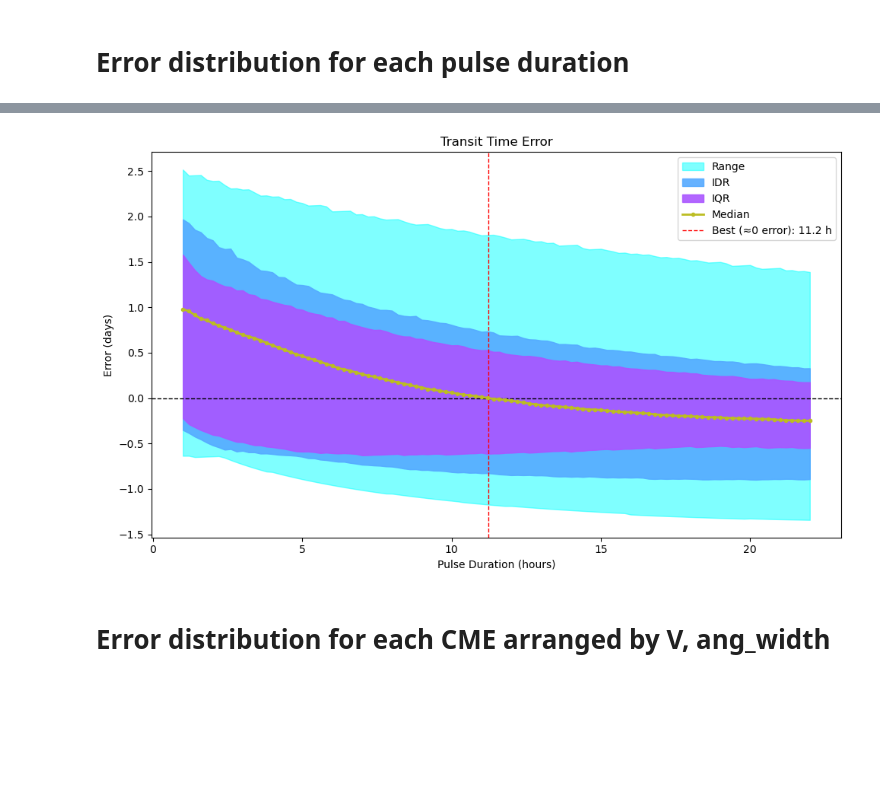
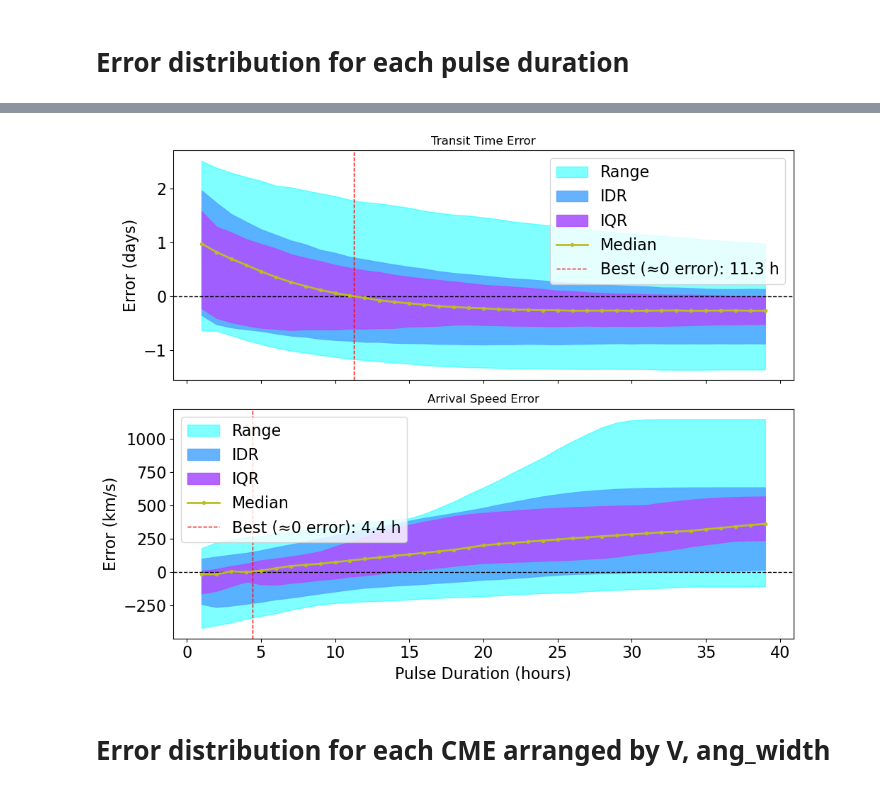
Before and after one commit to dechenlhamogyeltshen/CME_pulse_duration, a Jupyter notebook: huxt/analysis.ipynb, the cells around one changed output, grey strips where cells are left out. Cells and saved outputs as stored; diff of their text form; code cells hidden in the pictures; blank space fills up the shorter version.

Commit message:
Rerunning with pulse duration range 1-30 hours

```diff
--- a/huxt/analysis.ipynb
+++ b/huxt/analysis.ipynb
@@ -286,28 +459,49 @@ Passing `palette` without assigning `hue` is deprecated and will be removed in v
 # %%
-fig, ax = plt.subplots(figsize=(10, 6))
+fig, axes = plt.subplots(2, 1, figsize=(10, 8), sharex=True)
 
+ax1, ax2 = axes
+
+# --- Top plot: Transit Time Error ---
 plot_spread_bands(
-    ax,
+    ax1,
     pulse_durations,
     median=tt_median,
     q1=tt_q1,
     q3=tt_q3,
     d1=tt_d1,
     d9=tt_d9,
     vmin=tt_min,
     vmax=tt_max
 )
 
-ax.set_xlabel('Pulse Duration (hours)')
-ax.set_ylabel('Error (days)')
-ax.set_title('Transit Time Error')
+ax1.set_ylabel('Error (days)')
+ax1.set_title('Transit Time Error')
+ax1.legend()
 
-ax.legend()
-filename = ("/Users/dven/repos/CME_pulse_duration/huxt/figures/analysis/Error_bands_tt.pdf")
+# --- Bottom plot: Arrival Speed Error ---
+plot_spread_bands(
+    ax2,
+    pulse_durations,
+    median=av_median,
+    q1=av_q1,
+    q3=av_q3,
+    d1=av_d1,
+    d9=av_d9,
+    vmin=av_min,
+    vmax=av_max
+)
+
+ax2.set_xlabel('Pulse Duration (hours)')
+ax2.set_ylabel('Error (km/s)')
+ax2.set_title('Arrival Speed Error')
+ax2.legend()
+
 fig.tight_layout()
+
+filename = "/Users/dven/repos/CME_pulse_duration/huxt/figures/analysis/Error_bands.pdf"
 fig.savefig(filename, format="pdf", bbox_inches="tight")
 # %% [output]
-[figure, old version]
+[figure, new version]
 # %% [markdown]
 # Error distribution for each CME arranged by V, ang_width
 # %%
```
Also changed, not shown: parts of 34 cells of this notebook, 33 other files.
